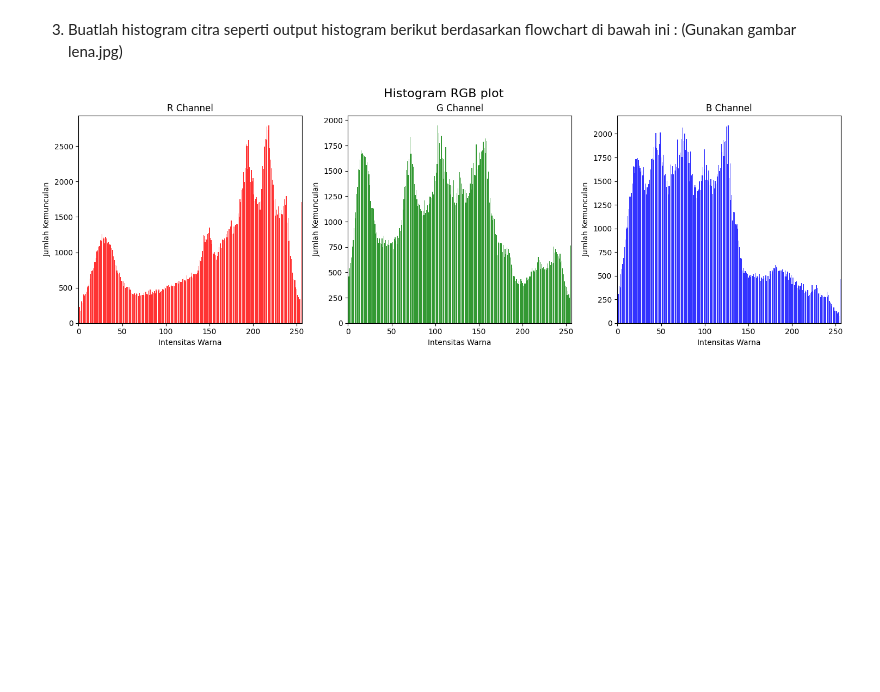
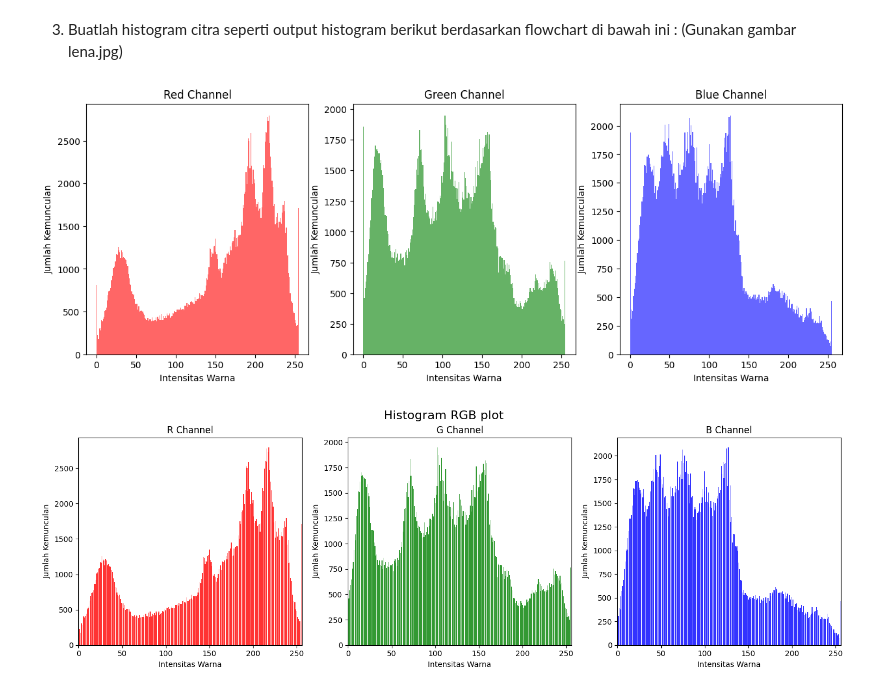
Before and after one commit to armand010/PCVK_Ganjil_2024, a Jupyter notebook: PCVK_Week_6_03.ipynb, the cells around one changed output. Saved outputs shown, nothing was run; the diff lists cells and outputs as text; code cells hidden in the pictures; blank space fills up the shorter version.

```diff
--- a/PCVK_Week_6_03.ipynb
+++ b/PCVK_Week_6_03.ipynb
@@ -25,6 +25,40 @@ imgLena = cv.imread('/content/gdrive/MyDrive/PCVK/lena.jpg')
 # %% [markdown]
 3. Buatlah histogram citra seperti output histogram berikut berdasarkan flowchart di
 bawah ini : (Gunakan gambar lena.jpg)
+# %%
+img = imgLena.copy()
+img = cv.cvtColor(img, cv.COLOR_BGR2RGB)
+
+# Memisahkan channel warna
+red_channel = img[:, :, 0].flatten()
+green_channel = img[:, :, 1].flatten()
+blue_channel = img[:, :, 2].flatten()
+
+# Buat plot gambar
+plt.figure(figsize=(15, 5))
+
+# Histogram untuk tiap channel warna
+plt.subplot(131)
+plt.hist(red_channel, bins=256, color="red", alpha=0.6)
+plt.title('Red Channel')
+plt.xlabel('Intensitas Warna')
+plt.ylabel('Jumlah Kemunculan')
+
+plt.subplot(132)
+plt.hist(green_channel, bins=256, color="green", alpha=0.6)
+plt.title('Green Channel')
+plt.xlabel('Intensitas Warna')
+plt.ylabel('Jumlah Kemunculan')
+
+plt.subplot(133)
+plt.hist(blue_channel, bins=256, color="blue", alpha=0.6)
+plt.title('Blue Channel')
+plt.xlabel('Intensitas Warna')
+plt.ylabel('Jumlah Kemunculan')
+
+plt.show()
+# %% [output]
+[figure, added]
 # %%
 img = imgLena.copy()
 img = cv.cvtColor(img, cv.COLOR_BGR2RGB)
```
Also changed, not shown: parts of 3 cells of this notebook.
